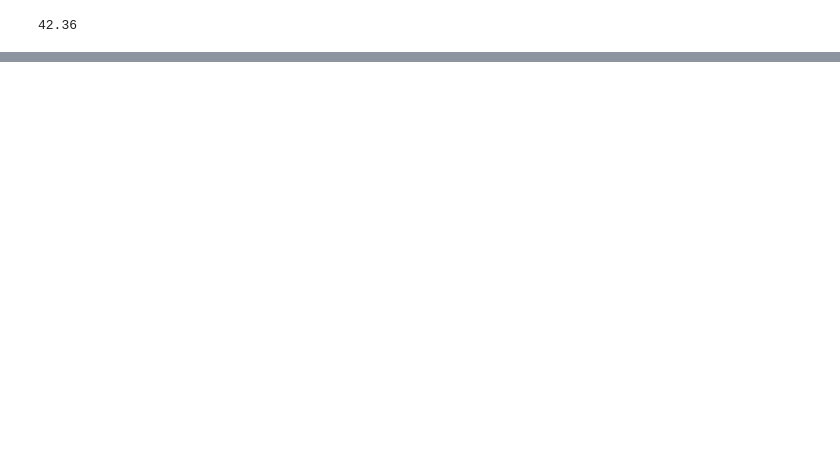
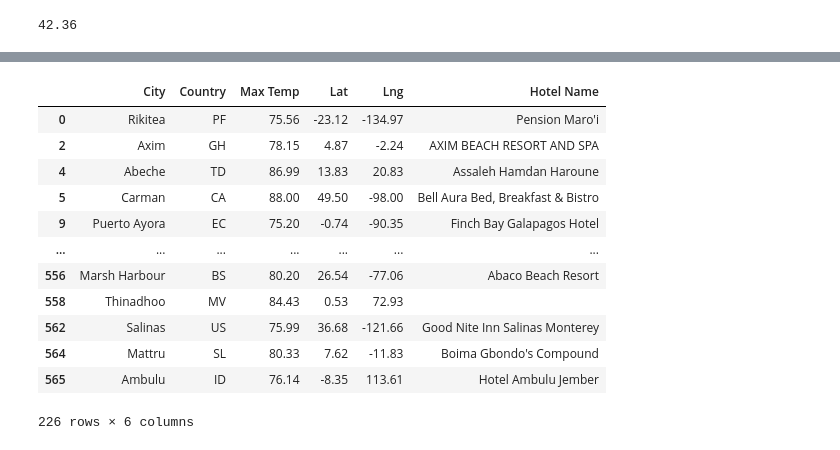
Before and after one commit to rlau929/World_Weather_Analysis, a Jupyter notebook: WeatherPy.ipynb, the cells around one changed output, grey strips where cells are left out. Drawn from its saved outputs; the diff is of its cells as text; code cells hidden in the pictures; blank space fills up the shorter version.

```diff
--- a/WeatherPy.ipynb
+++ b/WeatherPy.ipynb
@@ -549,0 +699,5 @@ plot_linear_regression(x_values, y_values,
+# %%
+# Create DataFrame called hotel_df to store hotel names along with city, country, max temp, and coordinates.
+hotel_df = preferred_cities_df[["City", "Country", "Max Temp", "Lat", "Lng"]].copy()
+hotel_df["Hotel Name"] = ""
+hotel_df.head(10)
@@ -549,0 +716,28 @@ plot_linear_regression(x_values, y_values,
+# %%
+# Set parameters to search for a hotel.
+params = {
+    "radius": 5000,
+    "type": "lodging",
+    "key": g_key
+}
+
+# Iterate through the DataFrame.
+for index, row in hotel_df.iterrows():
+    # Get the latitude and longitude.
+    lat = row["Lat"]
+    lng = row["Lng"]
+
+    # Add the latitude and longitude to location key for the params dictionary.
+    params["location"] = f"{lat},{lng}"
+
+    # Use the search term: "lodging" and our latitude and longitude.
+    base_url = "https://maps.googleapis.com/maps/api/place/nearbysearch/json"
+
+    # Make request and get the JSON data from the search.
+    hotels = requests.get(base_url, params=params).json()
+
+    # Grab the first hotel from the results and store the name.
+    try:
+        hotel_df.loc[index, "Hotel Name"] = hotels["results"][0]["name"]
+    except (IndexError):
+        print("Hotel not found... skipping.")
@@ -549,0 +762,16 @@ plot_linear_regression(x_values, y_values,
+# %%
+hotel_df
+# %% [output]
+|  | City | Country | Max Temp | Lat | Lng | Hotel Name |
+| 0 | Rikitea | PF | 75.56 | -23.12 | -134.97 | Pension Maro'i |
+| 2 | Axim | GH | 78.15 | 4.87 | -2.24 | AXIM BEACH RESORT AND SPA |
+| 4 | Abeche | TD | 86.99 | 13.83 | 20.83 | Assaleh Hamdan Haroune |
+| 5 | Carman | CA | 88.00 | 49.50 | -98.00 | Bell Aura Bed, Breakfast & Bistro |
+| 9 | Puerto Ayora | EC | 75.20 | -0.74 | -90.35 | Finch Bay Galapagos Hotel |
+| ... | ... | ... | ... | ... | ... | ... |
+| 556 | Marsh Harbour | BS | 80.20 | 26.54 | -77.06 | Abaco Beach Resort |
+| 558 | Thinadhoo | MV | 84.43 | 0.53 | 72.93 |  |
+| 562 | Salinas | US | 75.99 | 36.68 | -121.66 | Good Nite Inn Salinas Monterey |
+| 564 | Mattru | SL | 80.33 | 7.62 | -11.83 | Boima Gbondo's Compound |
+| 565 | Ambulu | ID | 76.14 | -8.35 | 113.61 | Hotel Ambulu Jember |
+226 rows × 6 columns
```
Also changed, not shown: parts of 44 cells of this notebook.
